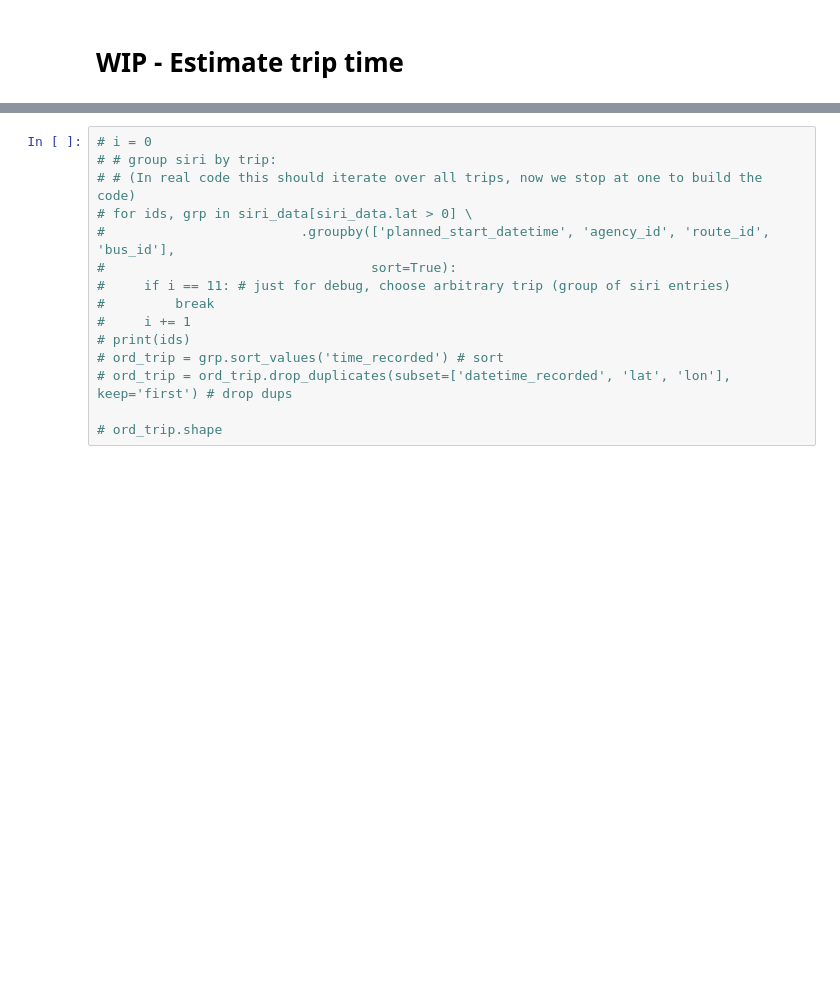
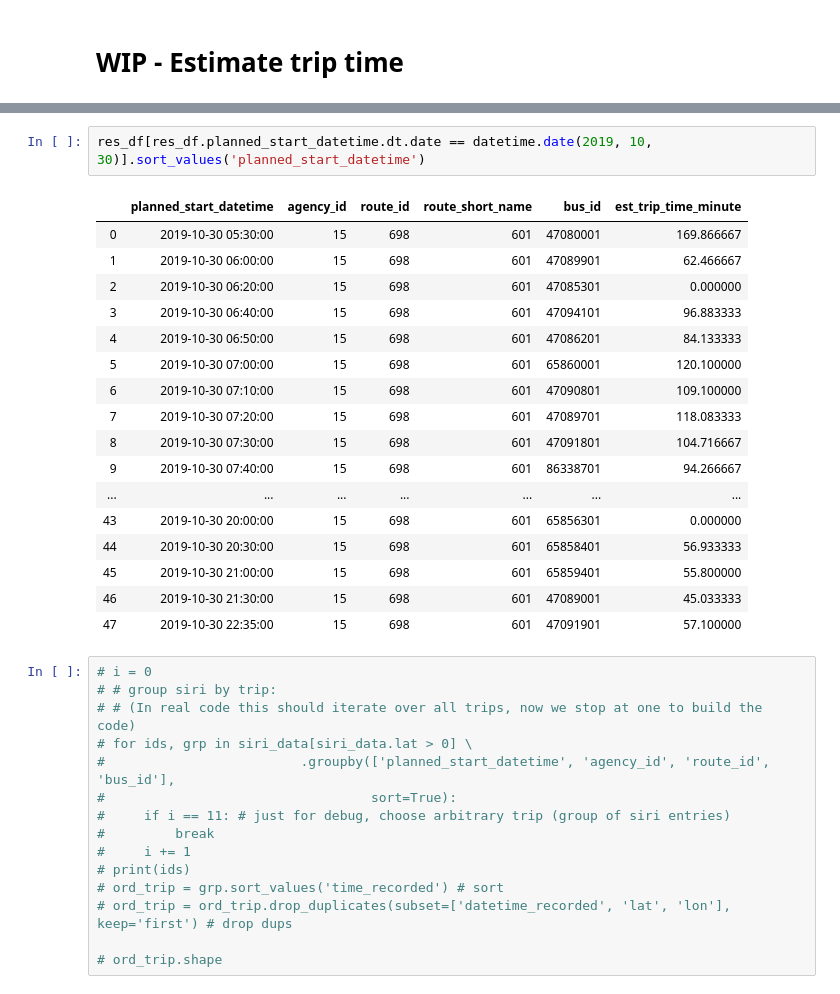
Before and after one commit to hasadna/open-bus, a Jupyter notebook: notebooks/Nativ_plus_get_trips_duration_Nov_2019.ipynb, the cells around one changed output, grey strips where cells are left out. Cells and saved outputs as stored; diff of their text form; blank space fills up the shorter version.

```diff
--- a/notebooks/Nativ_plus_get_trips_duration_Nov_2019.ipynb
+++ b/notebooks/Nativ_plus_get_trips_duration_Nov_2019.ipynb
@@ -410,3 +544,23 @@ res_df.plot('planned_start_datetime', 'est_trip_time_minute')
+# %%
+res_df[res_df.planned_start_datetime.dt.date == datetime.date(2019, 10, 30)].sort_values('planned_start_datetime')
+# %% [output]
+|  | planned_start_datetime | agency_id | route_id | route_short_name | bus_id | est_trip_time_minute |
+| 0 | 2019-10-30 05:30:00 | 15 | 698 | 601 | 47080001 | 169.866667 |
+| 1 | 2019-10-30 06:00:00 | 15 | 698 | 601 | 47089901 | 62.466667 |
+| 2 | 2019-10-30 06:20:00 | 15 | 698 | 601 | 47085301 | 0.000000 |
+| 3 | 2019-10-30 06:40:00 | 15 | 698 | 601 | 47094101 | 96.883333 |
+| 4 | 2019-10-30 06:50:00 | 15 | 698 | 601 | 47086201 | 84.133333 |
+| 5 | 2019-10-30 07:00:00 | 15 | 698 | 601 | 65860001 | 120.100000 |
+| 6 | 2019-10-30 07:10:00 | 15 | 698 | 601 | 47090801 | 109.100000 |
+| 7 | 2019-10-30 07:20:00 | 15 | 698 | 601 | 47089701 | 118.083333 |
+| 8 | 2019-10-30 07:30:00 | 15 | 698 | 601 | 47091801 | 104.716667 |
+| 9 | 2019-10-30 07:40:00 | 15 | 698 | 601 | 86338701 | 94.266667 |
+| ... | ... | ... | ... | ... | ... | ... |
+| 43 | 2019-10-30 20:00:00 | 15 | 698 | 601 | 65856301 | 0.000000 |
+| 44 | 2019-10-30 20:30:00 | 15 | 698 | 601 | 65858401 | 56.933333 |
+| 45 | 2019-10-30 21:00:00 | 15 | 698 | 601 | 65859401 | 55.800000 |
+| 46 | 2019-10-30 21:30:00 | 15 | 698 | 601 | 47089001 | 45.033333 |
+| 47 | 2019-10-30 22:35:00 | 15 | 698 | 601 | 47091901 | 57.100000 |
 # %%
 # i = 0
 # # group siri by trip:
```
Also changed, not shown: parts of 25 cells of this notebook.
